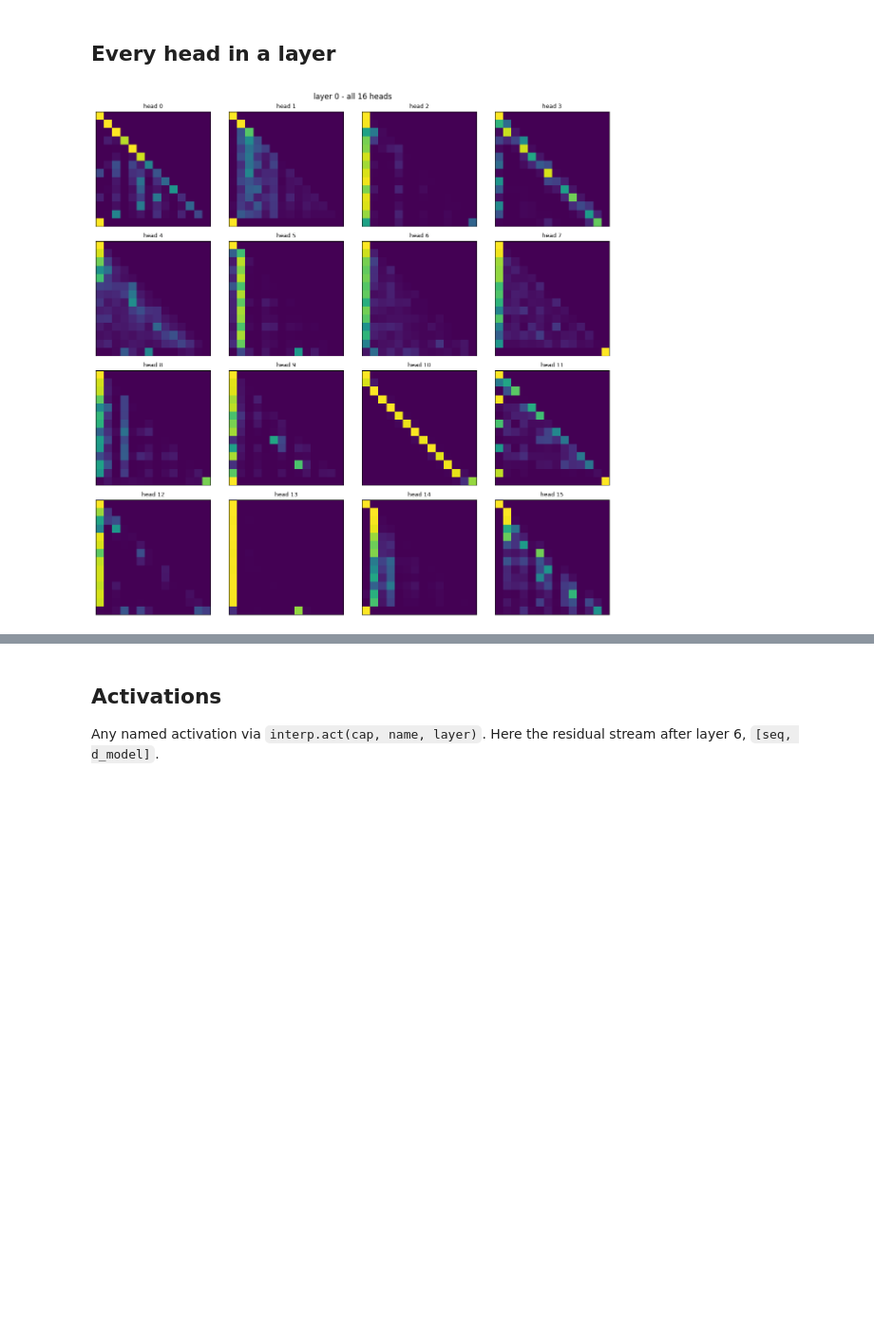
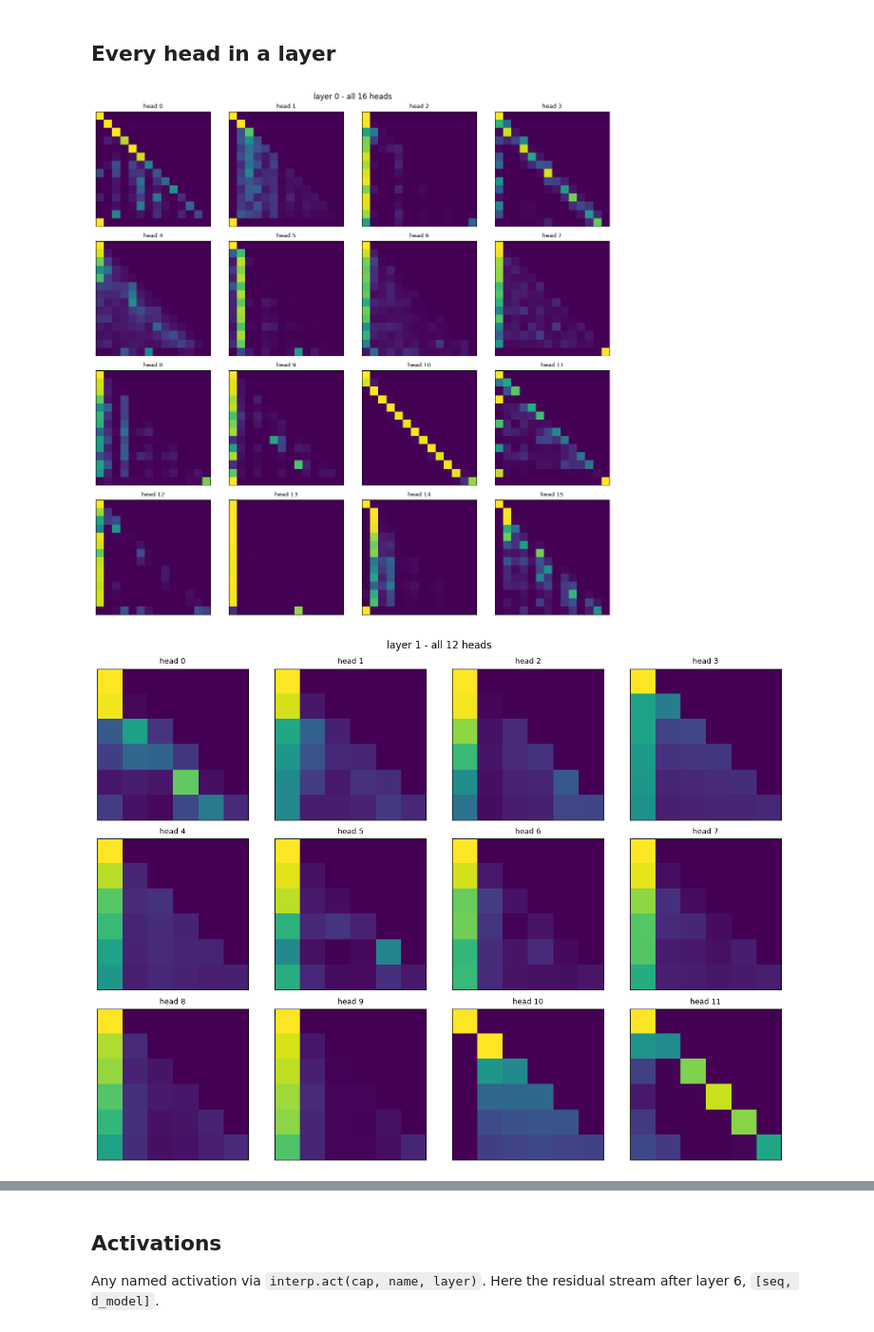
Before and after one commit to nshelton/c3p0, a Jupyter notebook: viz.ipynb, the cells around one changed output, grey strips where cells are left out. Shown at 95% size. Drawn from its saved outputs; the diff is of its cells as text; code cells hidden in the pictures; blank space fills up the shorter version.

```diff
--- a/viz.ipynb
+++ b/viz.ipynb
@@ -164,20 +164,21 @@ plt.show()
 # %% [markdown]
 ## Every head in a layer
 # %%
-layer = 0
-nh = m.cfg.n_heads
-cols = 4
-rows = (nh + cols - 1) // cols
+for layer in range(m.cfg.n_layers):
+    nh = m.cfg.n_heads
+    cols = 4
+    rows = (nh + cols - 1) // cols
 
-fig, axes = plt.subplots(rows, cols, figsize=(3 * cols, 3 * rows))
-for h, ax in enumerate(axes.flat):
-    if h < nh:
-        ax.imshow(cap.attn[layer, h], cmap="viridis", vmin=0, vmax=1)
-        ax.set_title(f"head {h}", fontsize=9)
-    ax.set_xticks([])
-    ax.set_yticks([])
-fig.suptitle(f"layer {layer} - all {nh} heads")
-plt.tight_layout()
-plt.show()
+    fig, axes = plt.subplots(rows, cols, figsize=(3 * cols, 3 * rows))
+    for h, ax in enumerate(axes.flat):
+        if h < nh:
+            ax.imshow(cap.attn[layer, h], cmap="viridis", vmin=0, vmax=1)
+            ax.set_title(f"head {h}", fontsize=9)
+        ax.set_xticks([])
+        ax.set_yticks([])
+    fig.suptitle(f"layer {layer} - all {nh} heads")
+    plt.tight_layout()
+    plt.show()
 # %% [output]
 [figure]
+[figure, added]
```
Also changed, not shown: parts of 4 cells of this notebook, 3 other files.
